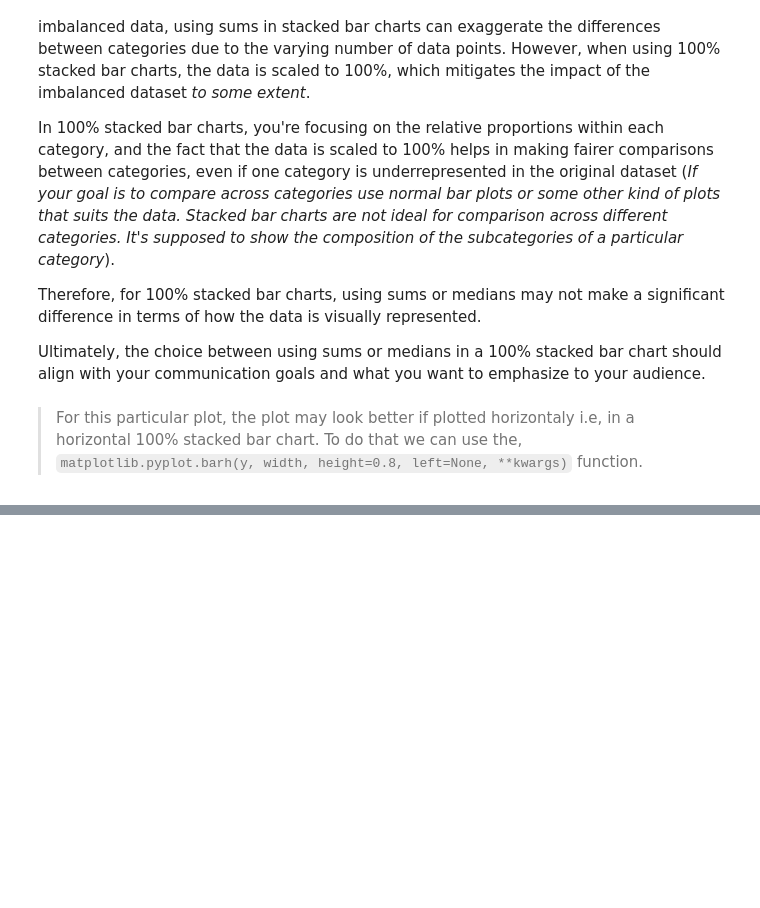
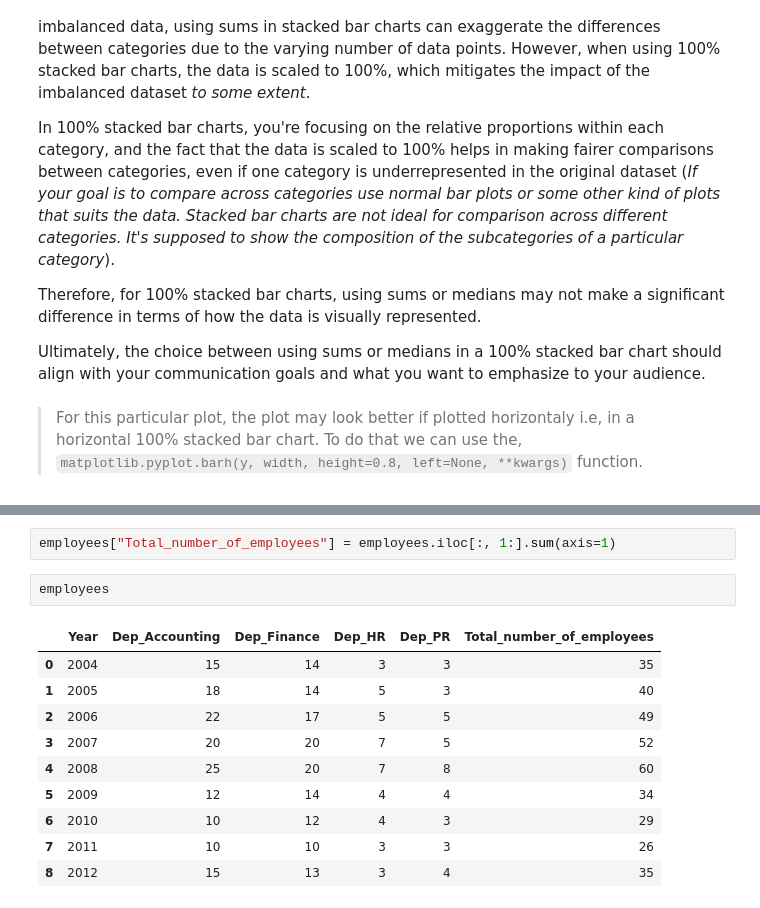
Before and after one commit to AindreaAjax/ML_Introduction, a Jupyter notebook: Data_Visualization/05_visualizing_compositions.ipynb, the cells around one changed output, grey strips where cells are left out. Saved outputs shown, nothing was run; the diff lists cells and outputs as text; blank space fills up the shorter version.

```diff
--- a/Data_Visualization/05_visualizing_compositions_independent_of_time.ipynb
+++ b/Data_Visualization/05_visualizing_compositions.ipynb
@@ -298,0 +374,15 @@ plt.show()
+# %%
+employees["Total_number_of_employees"] = employees.iloc[:, 1:].sum(axis=1)
+# %%
+employees
+# %% [output]
+|  | Year | Dep_Accounting | Dep_Finance | Dep_HR | Dep_PR | Total_number_of_employees |
+| 0 | 2004 | 15 | 14 | 3 | 3 | 35 |
+| 1 | 2005 | 18 | 14 | 5 | 3 | 40 |
+| 2 | 2006 | 22 | 17 | 5 | 5 | 49 |
+| 3 | 2007 | 20 | 20 | 7 | 5 | 52 |
+| 4 | 2008 | 25 | 20 | 7 | 8 | 60 |
+| 5 | 2009 | 12 | 14 | 4 | 4 | 34 |
+| 6 | 2010 | 10 | 12 | 4 | 3 | 29 |
+| 7 | 2011 | 10 | 10 | 3 | 3 | 26 |
+| 8 | 2012 | 15 | 13 | 3 | 4 | 35 |
```
Also changed, not shown: parts of 30 cells of this notebook.
